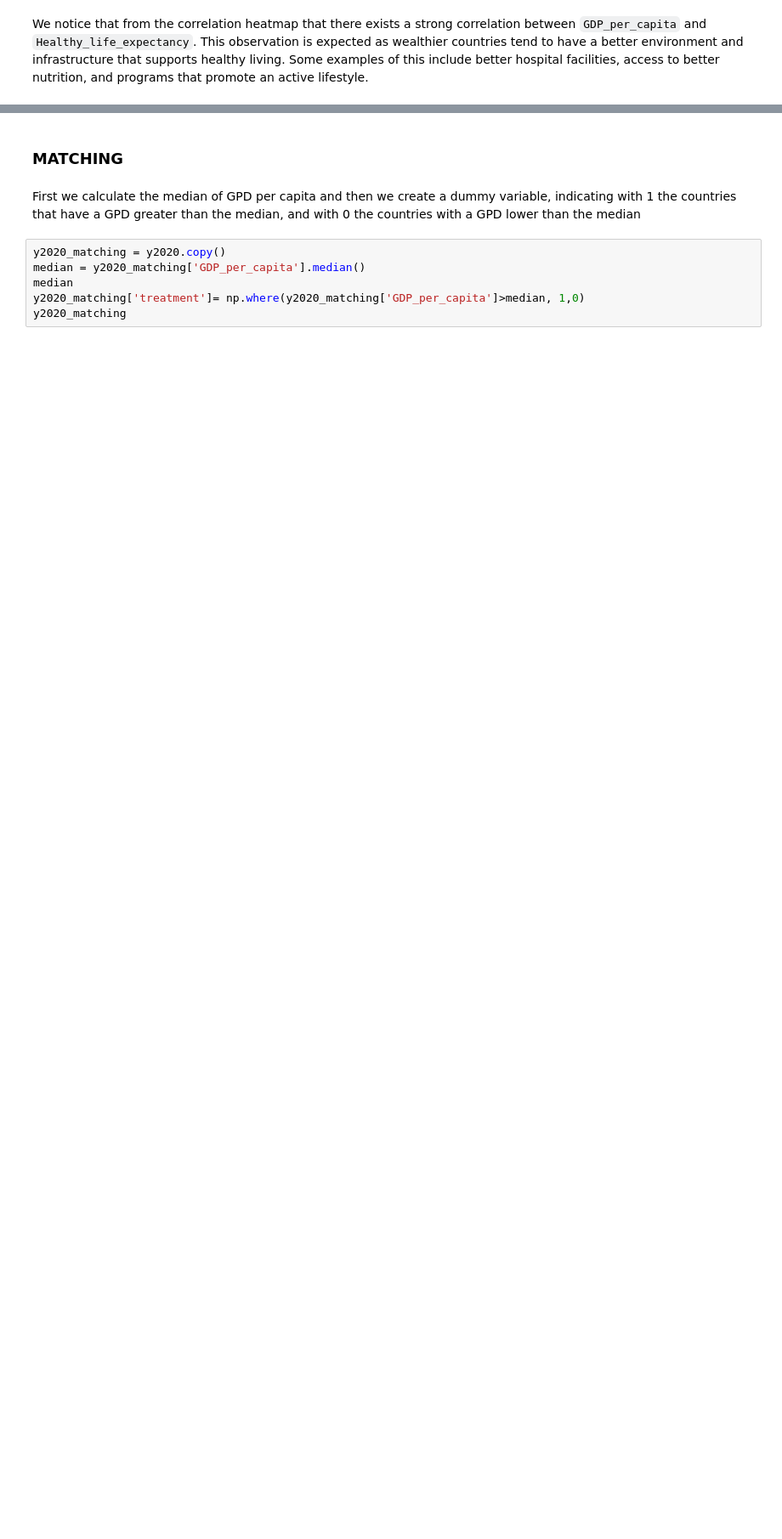
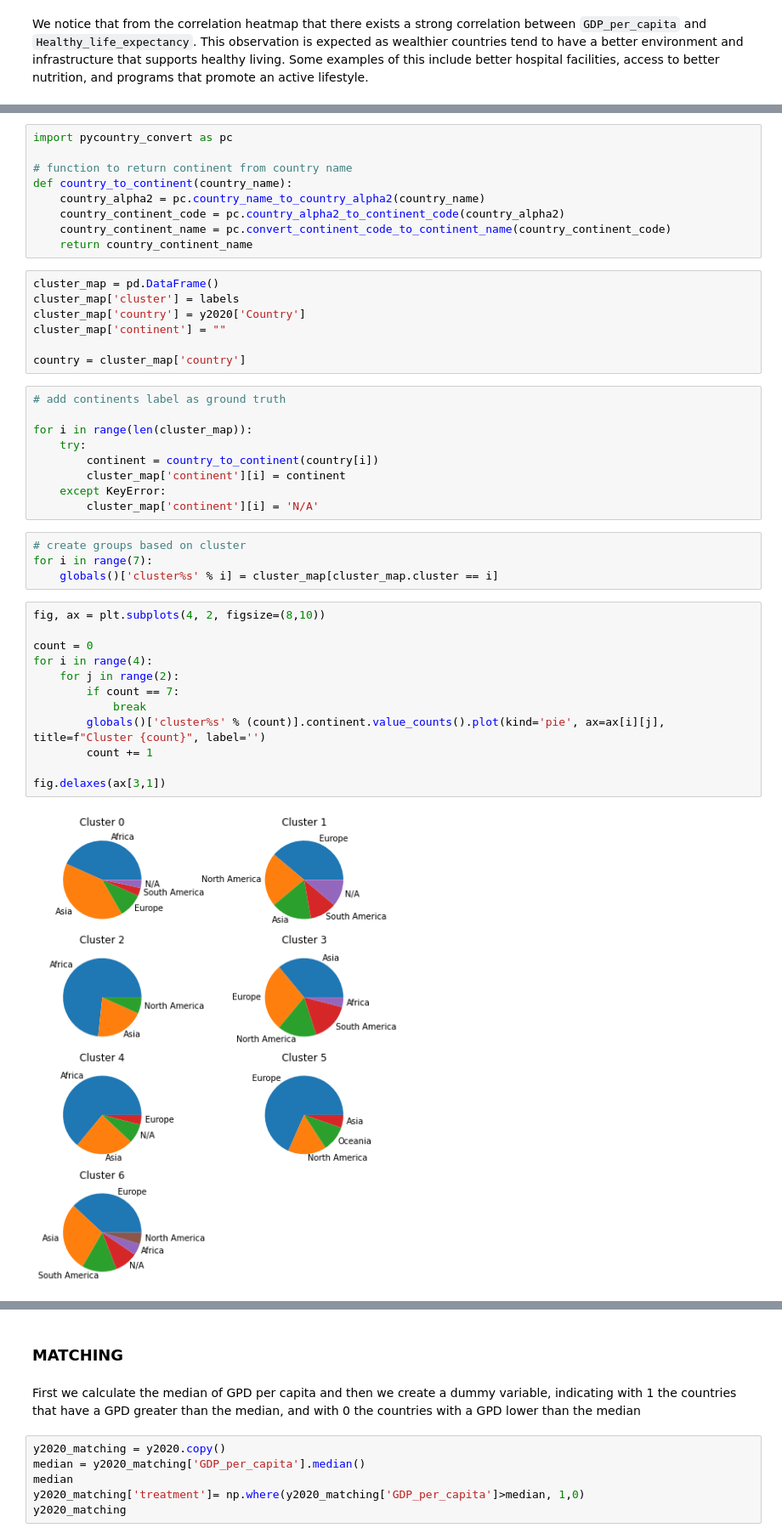
Before and after one commit to epfl-ada/ada-2020-project-milestone-p3-p3_spada, a Jupyter notebook: happiness.ipynb, the cells around one changed output, grey strips where cells are left out. Shown at 85% size. Saved outputs shown, nothing was run; the diff lists cells and outputs as text; blank space fills up the shorter version.

```diff
--- a/happiness.ipynb
+++ b/happiness.ipynb
@@ -358,0 +402,43 @@ We notice that from the correlation heatmap that there exists a strong correlati
+# %%
+import pycountry_convert as pc
+
+# function to return continent from country name
+def country_to_continent(country_name):
+    country_alpha2 = pc.country_name_to_country_alpha2(country_name)
+    country_continent_code = pc.country_alpha2_to_continent_code(country_alpha2)
+    country_continent_name = pc.convert_continent_code_to_continent_name(country_continent_code)
+    return country_continent_name
+# %%
+cluster_map = pd.DataFrame()
+cluster_map['cluster'] = labels
+cluster_map['country'] = y2020['Country']
+cluster_map['continent'] = ""
+
+country = cluster_map['country']
+# %%
+# add continents label as ground truth
+
+for i in range(len(cluster_map)):
+    try:
+        continent = country_to_continent(country[i])
+        cluster_map['continent'][i] = continent
+    except KeyError:
+        cluster_map['continent'][i] = 'N/A'
+# %%
+# create groups based on cluster
+for i in range(7):
+    globals()['cluster%s' % i] = cluster_map[cluster_map.cluster == i]
+# %%
+fig, ax = plt.subplots(4, 2, figsize=(8,10))
+
+count = 0
+for i in range(4):
+    for j in range(2):
+        if count == 7:
+            break
+        globals()['cluster%s' % (count)].continent.value_counts().plot(kind='pie', ax=ax[i][j], title=f"Cluster {count}", label='')
+        count += 1
+
+fig.delaxes(ax[3,1])
+# %% [output]
+[figure, added]
```
Also changed, not shown: parts of 7 cells of this notebook.
